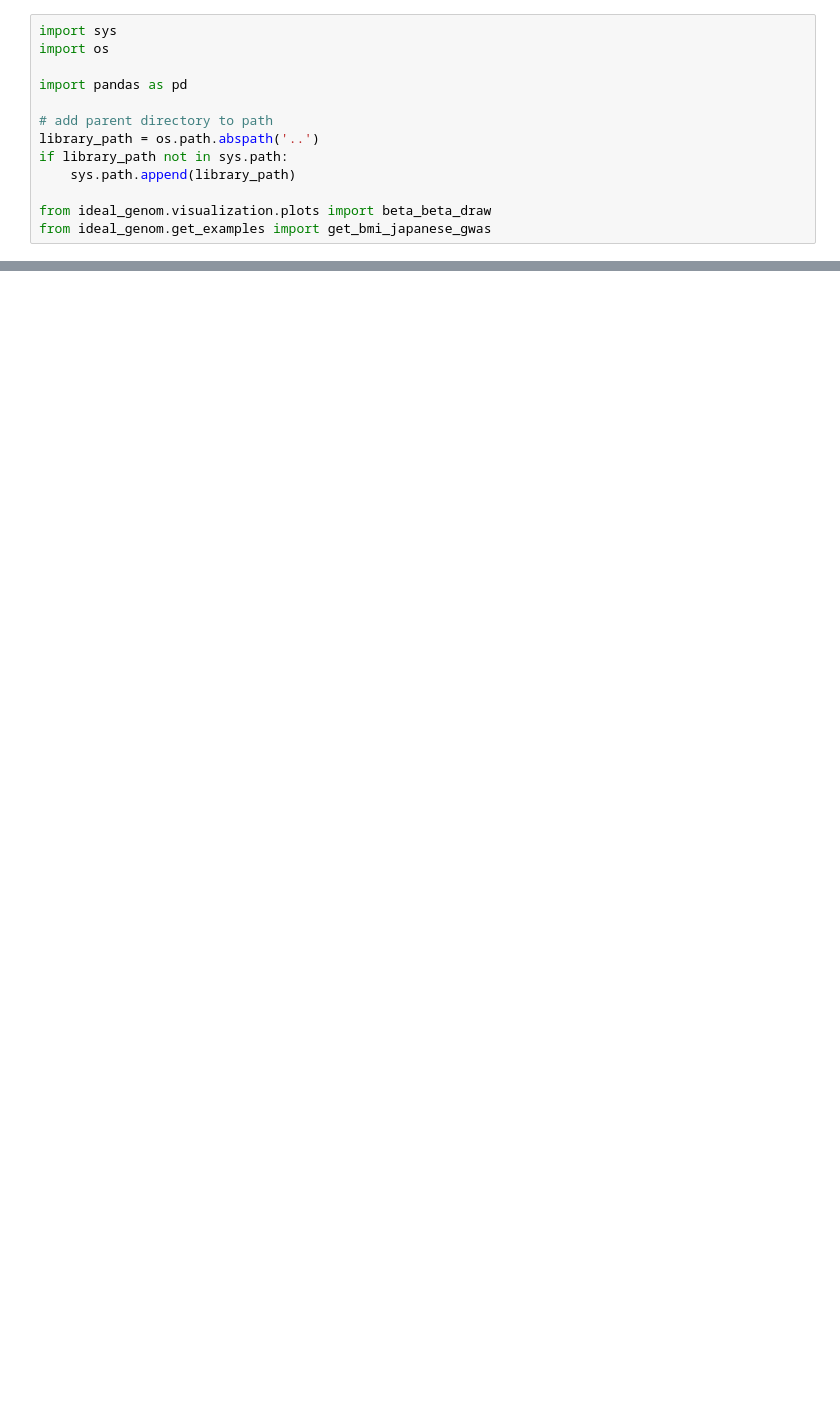
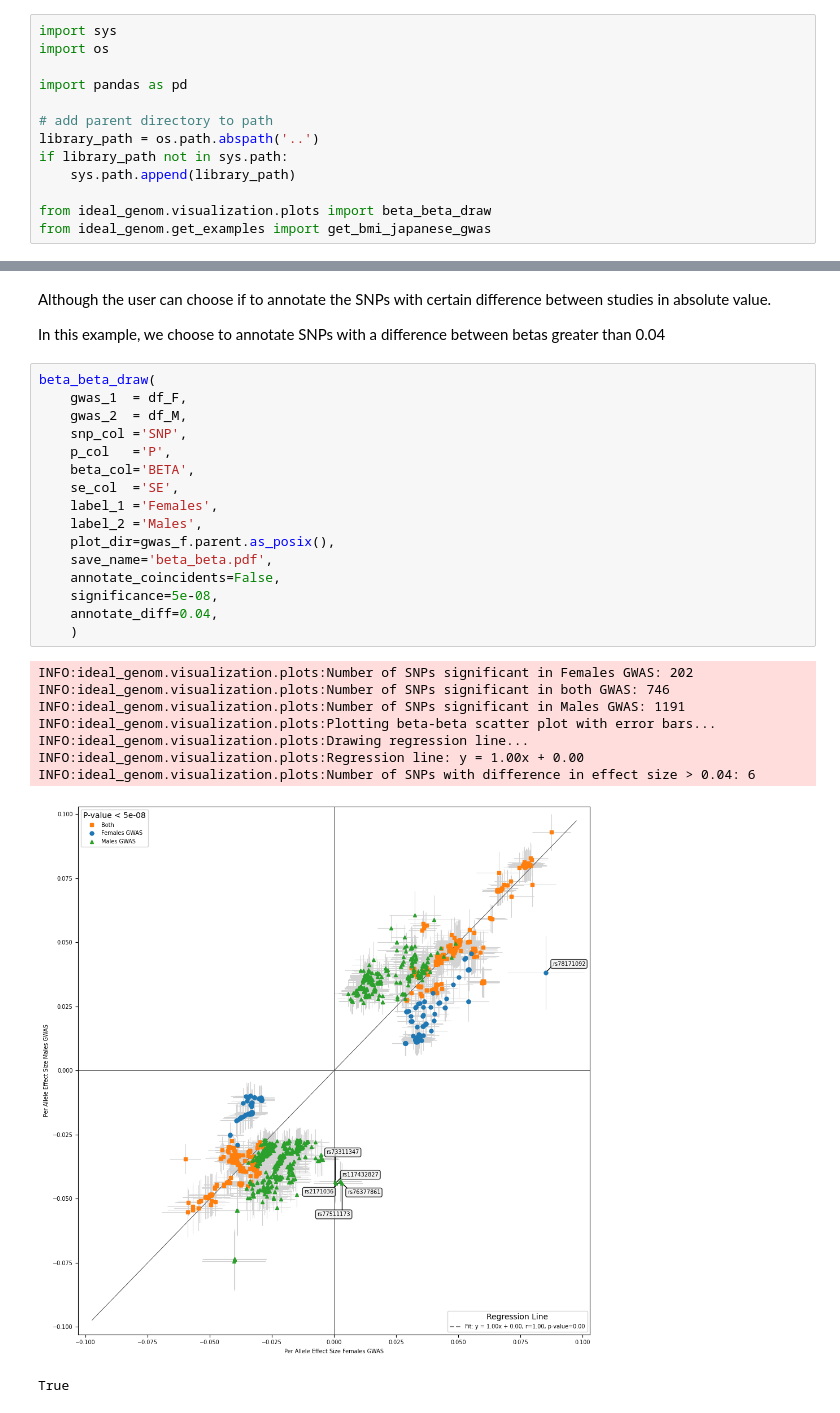
Before and after one commit to cge-tubingens/IDEAL-GENOM, a Jupyter notebook: viz_notebooks/beta_beta.ipynb, the cells around one changed output, grey strips where cells are left out. Drawn from its saved outputs; the diff is of its cells as text; blank space fills up the shorter version.

```diff
--- a/viz_notebooks/beta_beta.ipynb
+++ b/viz_notebooks/beta_beta.ipynb
@@ -77,0 +63,30 @@ True
+# %% [markdown]
+Although the user can choose if to annotate the SNPs with certain difference between studies in absolute value.
+
+In this example, we choose to annotate SNPs with a difference between betas greater than 0.04
+# %%
+beta_beta_draw(
+    gwas_1  = df_F,
+    gwas_2  = df_M,
+    snp_col ='SNP',
+    p_col   ='P',
+    beta_col='BETA',
+    se_col  ='SE',
+    label_1 ='Females',
+    label_2 ='Males',
+    plot_dir=gwas_f.parent.as_posix(),
+    save_name='beta_beta.pdf',
+    annotate_coincidents=False,
+    significance=5e-08,
+    annotate_diff=0.04,
+    )
+# %% [output]
+INFO:ideal_genom.visualization.plots:Number of SNPs significant in Females GWAS: 202
+INFO:ideal_genom.visualization.plots:Number of SNPs significant in both GWAS: 746
+INFO:ideal_genom.visualization.plots:Number of SNPs significant in Males GWAS: 1191
+INFO:ideal_genom.visualization.plots:Plotting beta-beta scatter plot with error bars...
+INFO:ideal_genom.visualization.plots:Drawing regression line...
+INFO:ideal_genom.visualization.plots:Regression line: y = 1.00x + 0.00
+INFO:ideal_genom.visualization.plots:Number of SNPs with difference in effect size > 0.04: 6
+[figure, added]
+True
```
Also changed, not shown: parts of 10 cells of this notebook.
